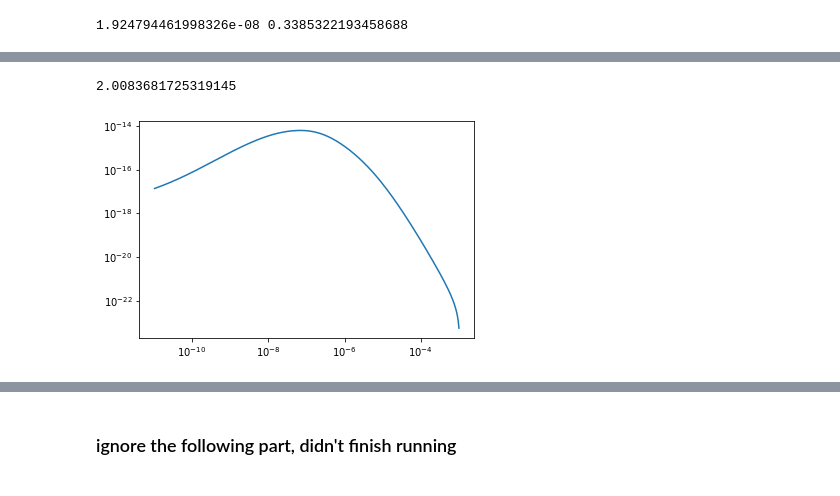
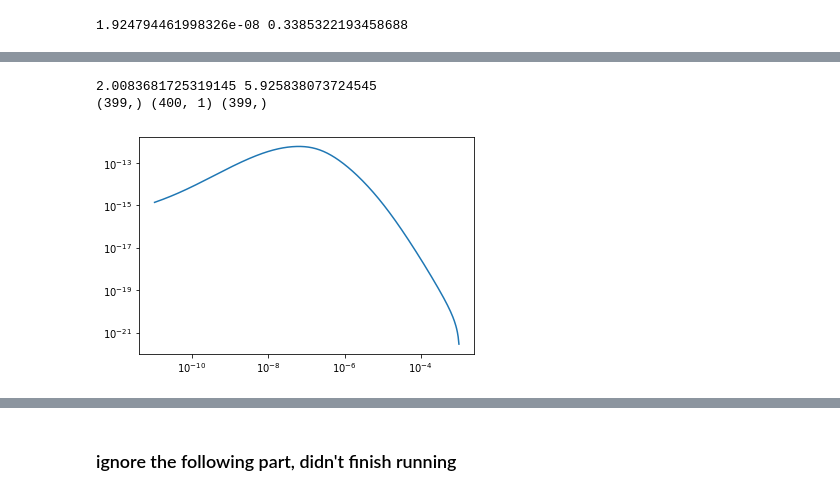
Before and after one commit to hirata10/IGMCRProject, a Jupyter notebook: IGMCR/preIGMF.ipynb, the cells around one changed output, grey strips where cells are left out. Cells and saved outputs as stored; diff of their text form; code cells hidden in the pictures.

Commit message:
some bug fixes in preIGMF and the phase space plot

```diff
--- a/IGMCR/preIGMF.ipynb
+++ b/IGMCR/preIGMF.ipynb
@@ -136,16 +136,24 @@ E = IGM.E
 gamma = E / E_e + 1
 # %%
 np.save('n_CRe.npy', n_CRe)
+# %%
+v = c*np.sqrt(E*(E+2*m_e*c**2))/(E+m_e*c**2) # shape (400, )
+p = gamma * m_e * v # shape (400, )
+omega_s = omega_c / gamma # shape (400, )
 # %%
-print(IGM_00.z[240])
+print(IGM_00.z[240], IGM_00.z[120])
 n_CRe_z2 = n_CRe[:, 240] # number density of CRe at z = 2, shape (399,)
+fCR = n_CRe_z2/(IGM.E_plus-IGM.E_minus)[1:,0]/4./np.pi/p[1:]/(m_e+E[1:]/c**2)
+print(np.shape(n_CRe_z2), np.shape(IGM.E_plus), np.shape(fCR))
 n_CRe_z2 = np.insert(n_CRe_z2, 0, 0) # insert 0 at beginning for calculation, shape (400, )
+fCR = np.insert(fCR, 0, 0) # insert 0 at beginning for calculation, shape (400, )
 # %% [output]
-2.0083681725319145
+2.0083681725319145 5.925838073724545
+(399,) (400, 1) (399,)
 # %%
-plt.plot(IGM.E[1:], n_CRe_z2[1:])
+plt.plot(IGM.E[1:], 4.*np.pi*p[1:]**3*np.log(10)*fCR[1:])
 plt.yscale('log')
 plt.xscale('log')
 plt.show()
 # %% [output]
-[figure, old version]
+[figure, new version]
```
Also changed, not shown: parts of 15 cells of this notebook, 4 other files.
